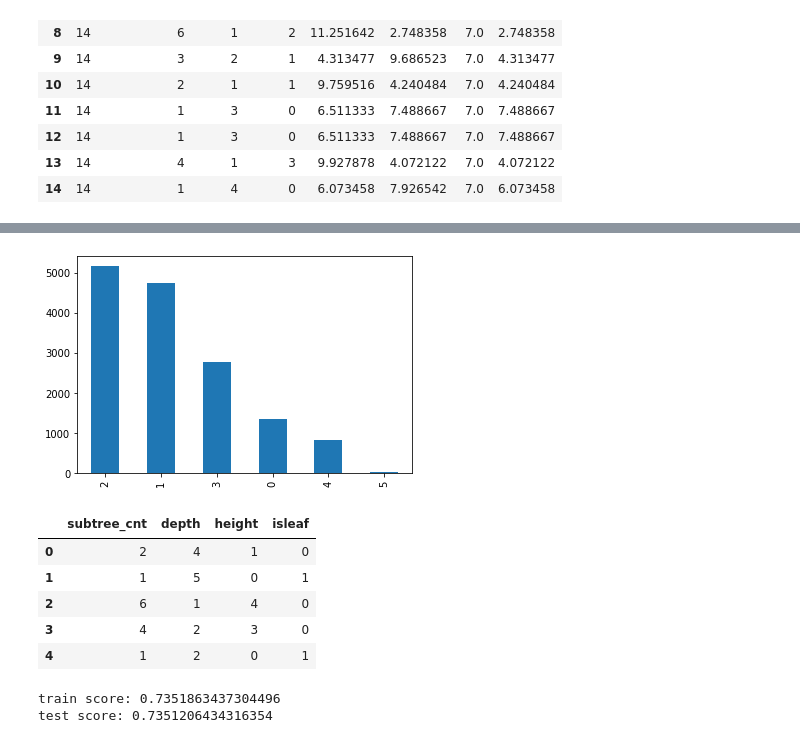
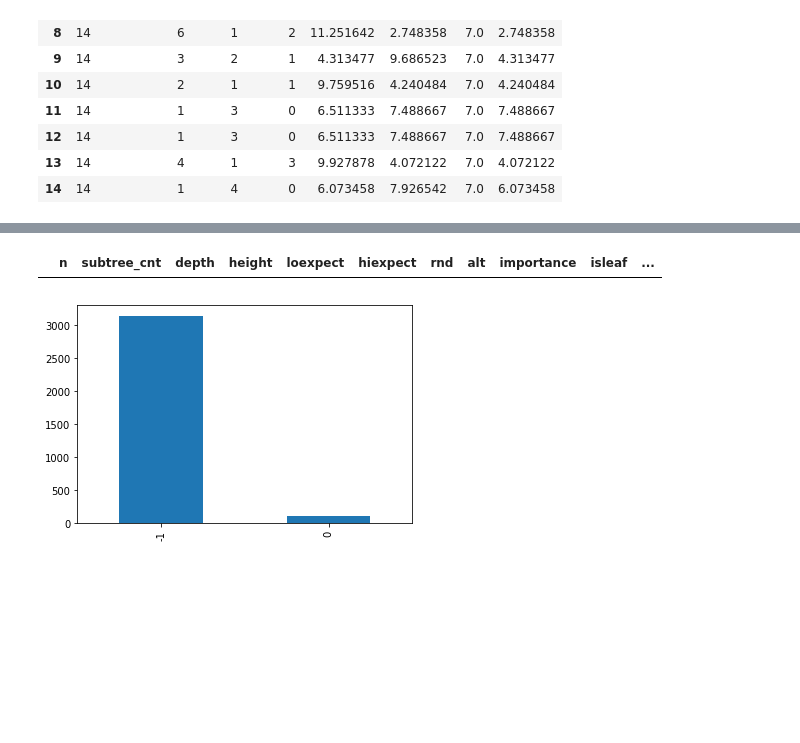
Before and after one commit to sshklifov/csp, a Jupyter notebook: RandomForest.ipynb, the cells around one changed output, grey strips where cells are left out. Saved outputs shown, nothing was run; the diff lists cells and outputs as text; code cells hidden in the pictures; blank space fills up the shorter version.

```diff
--- a/RandomForest.ipynb
+++ b/RandomForest.ipynb
@@ -86,3 +69,4 @@ df[bv].head(10)
 # %%
-sns.regplot (x="err", y="subtree_cnt", data=df);
+df['importance'] = importance
+sns.regplot(x="importance", y="subtree_cnt", data=df);
 # %% [output]
@@ -125,0 +113,9 @@ print(ranges)
+# %%
+maxBinIdx = y.value_counts().index.max()
+posBins = maxBinIdx + 1
+ranges = ranges[0:posBins]
+
+print(ranges)
+
+y = df.importance.apply(findBin)
+y.value_counts().plot(kind="bar");
@@ -125,0 +125,3 @@ print(ranges)
+# %%
+X = pd.DataFrame([df.subtree_cnt, df.depth, df.height, df.isleaf, df.n]).transpose()
+X.head(5)
@@ -125,0 +135,9 @@ print(ranges)
+# %%
+from sklearn.model_selection import train_test_split
+from sklearn.ensemble import RandomForestClassifier
+
+X_train, X_test, y_train, y_test = train_test_split(X, y, random_state=83)
+model = RandomForestClassifier(max_depth=8, n_estimators=200, random_state=82).fit(X_train, y_train)
+
+print("train score:", model.score(X_train, y_train))
+print("test score:", model.score(X_test, y_test))
@@ -126,26 +152,12 @@ print(ranges)
+# %%
+X_anal = pd.DataFrame([model.predict(X), y]).transpose()
+X_anal = X_anal.rename(columns={0: 'predict', 1: 'expected'})
+X_anal = pd.concat([df, X_anal], axis=1)
+
+X_anal[wrongBins==3].head(10)
+# %% [output]
+|  | n | subtree_cnt | depth | height | loexpect | hiexpect | rnd | alt | importance | isleaf | ... |
 # %%
-y.value_counts().plot(kind="bar");
+X_anal[X_anal.expected == -1].predict.value_counts().plot(kind = "bar");
 # %% [output]
-[figure, old version]
+[figure, new version]
-# %%
-X = pd.DataFrame([df.subtree_cnt, df.depth, df.height, df.isleaf]).transpose()
-X.head(5)
-# %% [output]
-|  | subtree_cnt | depth | height | isleaf |
-| 0 | 2 | 4 | 1 | 0 |
-| 1 | 1 | 5 | 0 | 1 |
-| 2 | 6 | 1 | 4 | 0 |
-| 3 | 4 | 2 | 3 | 0 |
-| 4 | 1 | 2 | 0 | 1 |
-# %%
-from sklearn.model_selection import train_test_split
-from sklearn.ensemble import RandomForestClassifier
-
-X_train, X_test, y_train, y_test = train_test_split(X, y, random_state=525)
-model = RandomForestClassifier().fit(X_train, y_train)
-
-print("train score:", model.score(X_train, y_train))
-print("test score:", model.score(X_test, y_test))
-# %% [output]
-train score: 0.7351863437304496
-test score: 0.7351206434316354
```
Also changed, not shown: parts of 20 cells of this notebook, 9 other files.
